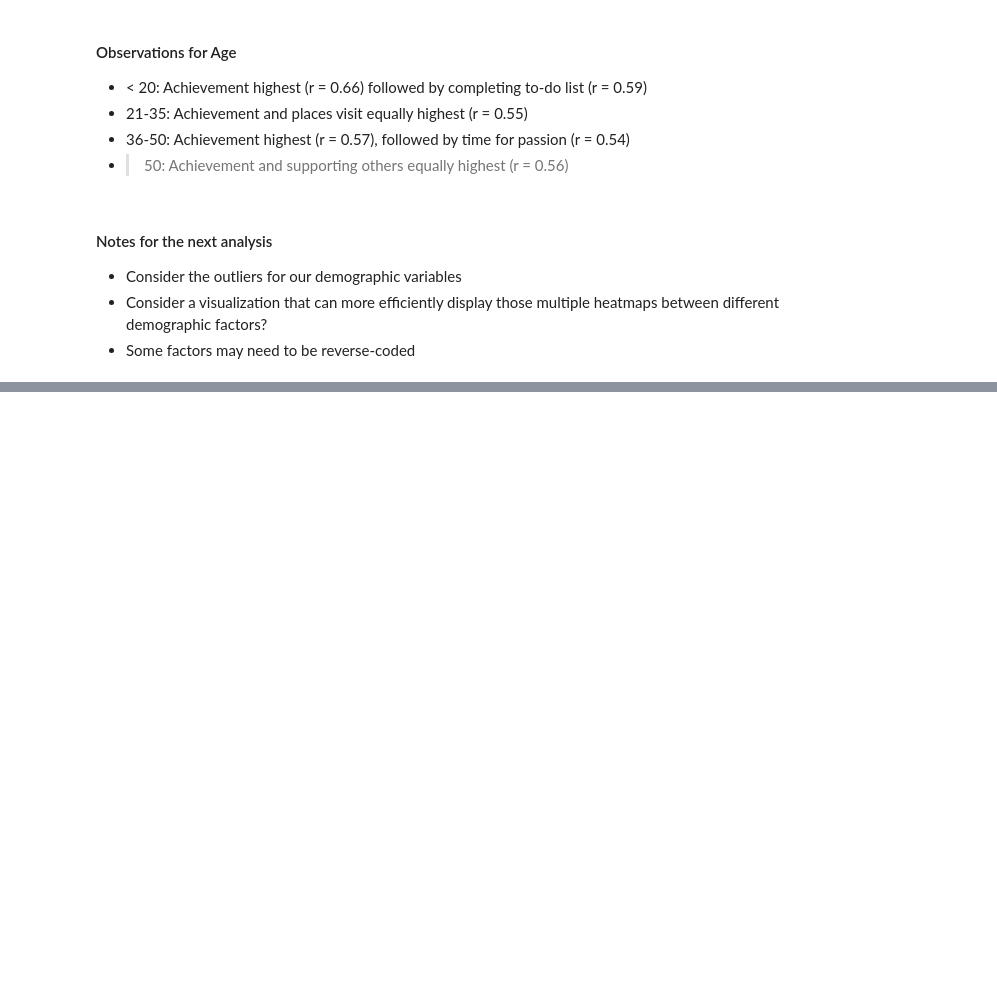
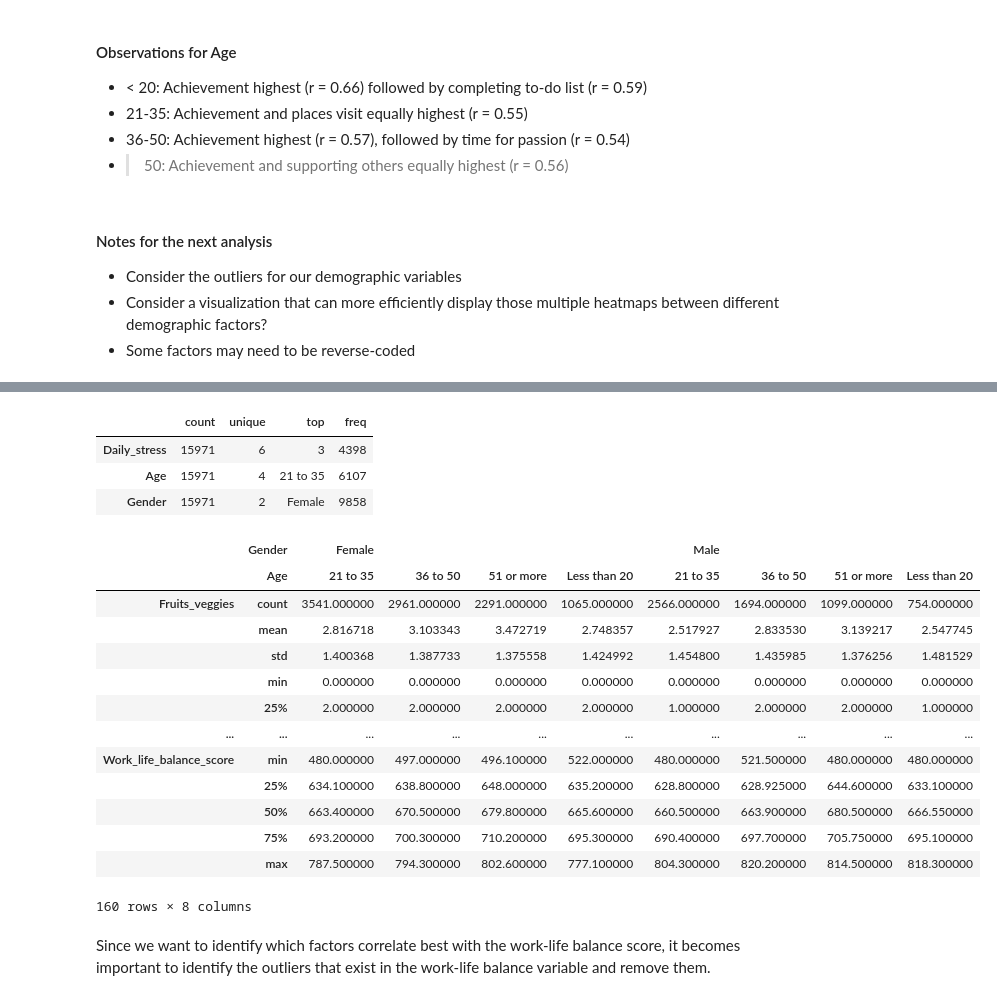
Before and after one commit to ubco-W2022T2-data301/project-group-group06, a Jupyter notebook: analysis/analysis2.ipynb, the cells around one changed output, grey strips where cells are left out. Drawn from its saved outputs; the diff is of its cells as text; code cells hidden in the pictures; blank space fills up the shorter version.

```diff
--- a/analysis/analysis2.ipynb
+++ b/analysis/analysis2.ipynb
@@ -246,0 +289,29 @@ sns.heatmap(data4.corr(), vmin=-1, vmax=1, annot=True)
+# %%
+# Obtaining summary statistic table for categorical variables
+df.describe(exclude = "number").T
+# %% [output]
+|  | count | unique | top | freq |
+| Daily_stress | 15971 | 6 | 3 | 4398 |
+| Age | 15971 | 4 | 21 to 35 | 6107 |
+| Gender | 15971 | 2 | Female | 9858 |
+# %%
+# Group by gender and age to obtain descriptive statistics
+dtaGroup = df.groupby(by=['Gender', 'Age'])
+dtaGroup.describe().T
+# %% [output]
+|  | Gender | Female |  |  |  | Male |  |  |  |
+|  | Age | 21 to 35 | 36 to 50 | 51 or more | Less than 20 | 21 to 35 | 36 to 50 | 51 or more | Less than 20 |
+| Fruits_veggies | count | 3541.000000 | 2961.000000 | 2291.000000 | 1065.000000 | 2566.000000 | 1694.000000 | 1099.000000 | 754.000000 |
+|  | mean | 2.816718 | 3.103343 | 3.472719 | 2.748357 | 2.517927 | 2.833530 | 3.139217 | 2.547745 |
+|  | std | 1.400368 | 1.387733 | 1.375558 | 1.424992 | 1.454800 | 1.435985 | 1.376256 | 1.481529 |
+|  | min | 0.000000 | 0.000000 | 0.000000 | 0.000000 | 0.000000 | 0.000000 | 0.000000 | 0.000000 |
+|  | 25% | 2.000000 | 2.000000 | 2.000000 | 2.000000 | 1.000000 | 2.000000 | 2.000000 | 1.000000 |
+| ... | ... | ... | ... | ... | ... | ... | ... | ... | ... |
+| Work_life_balance_score | min | 480.000000 | 497.000000 | 496.100000 | 522.000000 | 480.000000 | 521.500000 | 480.000000 | 480.000000 |
+|  | 25% | 634.100000 | 638.800000 | 648.000000 | 635.200000 | 628.800000 | 628.925000 | 644.600000 | 633.100000 |
+|  | 50% | 663.400000 | 670.500000 | 679.800000 | 665.600000 | 660.500000 | 663.900000 | 680.500000 | 666.550000 |
+|  | 75% | 693.200000 | 700.300000 | 710.200000 | 695.300000 | 690.400000 | 697.700000 | 705.750000 | 695.100000 |
+|  | max | 787.500000 | 794.300000 | 802.600000 | 777.100000 | 804.300000 | 820.200000 | 814.500000 | 818.300000 |
+160 rows × 8 columns
+# %% [markdown]
+Since we want to identify which factors correlate best with the work-life balance score, it becomes important to identify the outliers that exist in the work-life balance variable and remove them.
```
Also changed, not shown: parts of 11 cells of this notebook.
